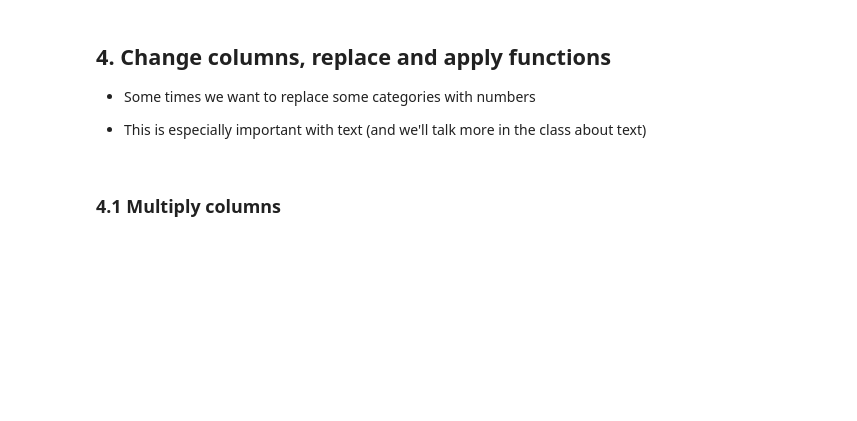
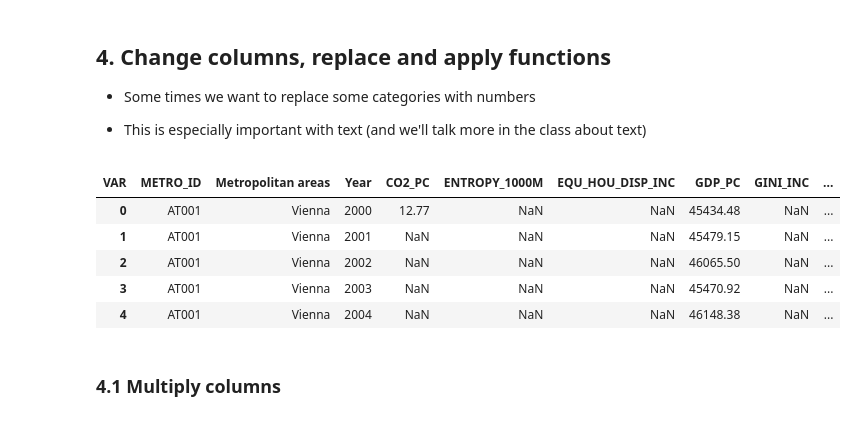
Before and after one commit to jgarciab/wwd2017, a Jupyter notebook: class2/class2b_tidy_data.ipynb, the cells around one changed output. Cells and saved outputs as stored; diff of their text form; code cells hidden in the pictures; blank space fills up the shorter version.

```diff
--- a/class2/class2b_tidy_data.ipynb
+++ b/class2/class2b_tidy_data.ipynb
@@ -161,0 +259,9 @@ df.head()
+# %%
+cols = []
+for column in df.columns:
+    try:
+        int(column)
+        cols.append(column)
+    except:
+        pass
+print(cols)
@@ -162,7 +270,7 @@ df.head()
 # %%
 ### Fix setp 1
 variables_already_presents = ['METRO_ID', 'Metropolitan areas','VAR']
-columns_combine = ['2000', '2001', '2002','2003', '2004', '2005', '2006', '2007', '2008', '2009', '2010', '2011','2012', '2013', '2014']
+columns_combine = cols
 df = pd.melt(df,
            id_vars=variables_already_presents,
            value_vars=columns_combine,
@@ -254,6 +427,15 @@ def read_our_csv():
                  column_to_split).reset_index()
 
     return df_fixed
+# %%
+read_our_csv().head()
+# %% [output]
+| VAR | METRO_ID | Metropolitan areas | Year | CO2_PC | ENTROPY_1000M | EQU_HOU_DISP_INC | GDP_PC | GINI_INC | ... |
+| 0 | AT001 | Vienna | 2000 | 12.77 | NaN | NaN | 45434.48 | NaN | ... |
+| 1 | AT001 | Vienna | 2001 | NaN | NaN | NaN | 45479.15 | NaN | ... |
+| 2 | AT001 | Vienna | 2002 | NaN | NaN | NaN | 46065.50 | NaN | ... |
+| 3 | AT001 | Vienna | 2003 | NaN | NaN | NaN | 45470.92 | NaN | ... |
+| 4 | AT001 | Vienna | 2004 | NaN | NaN | NaN | 46148.38 | NaN | ... |
 # %% [markdown]
 ### 4.1 Multiply columns
 # %%
```
Also changed, not shown: parts of 37 cells of this notebook, 2 other files.
